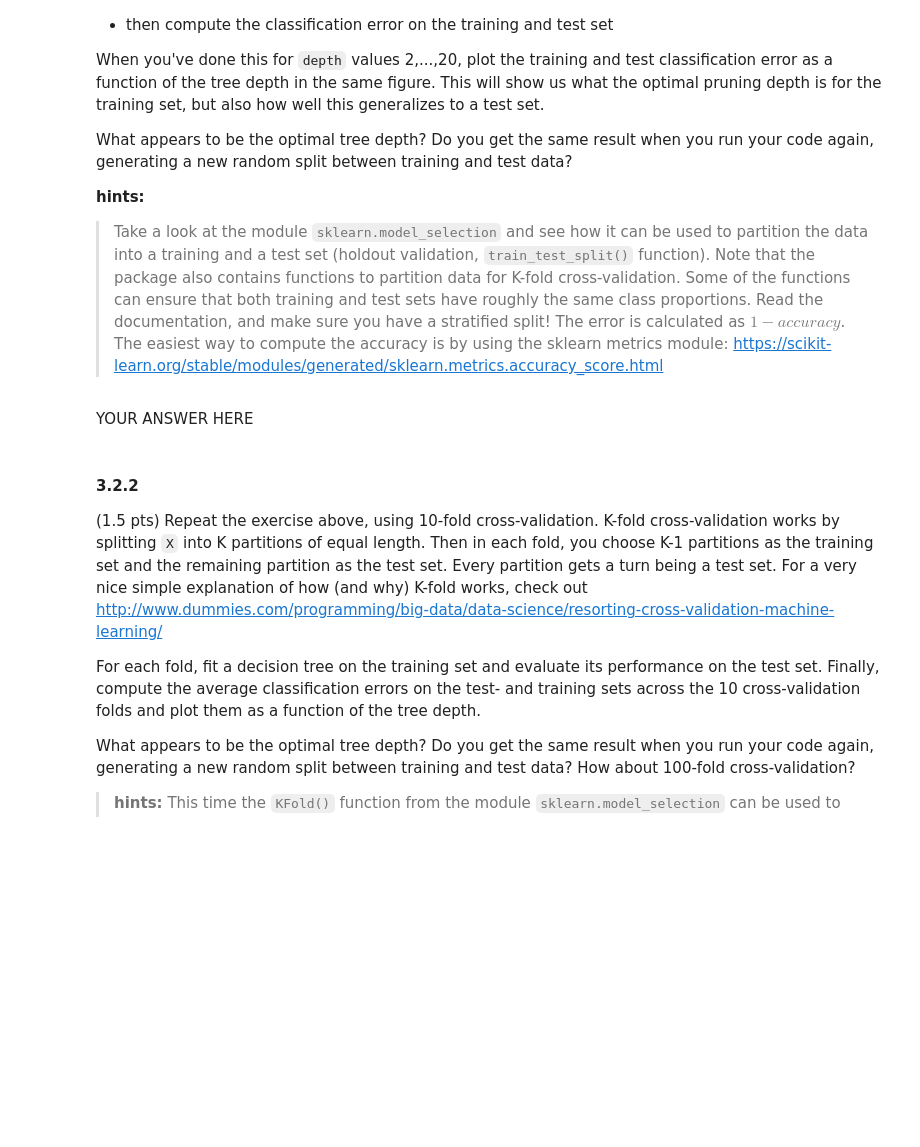
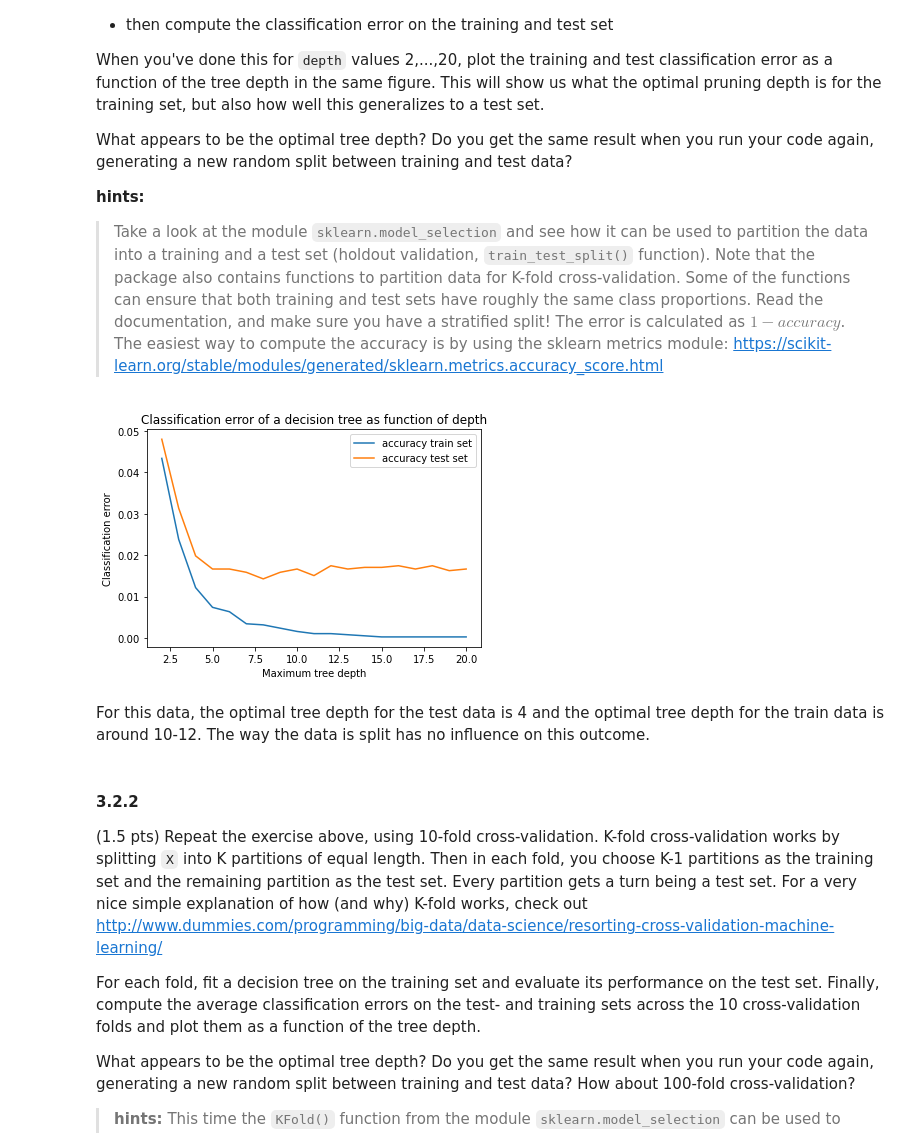
Before and after one commit to CornelisseMichael/Datamining, a Jupyter notebook: assignment_3/assignment_3/assignment_3.ipynb, the cells around one changed output. Cells and saved outputs as stored; diff of their text form; code cells hidden in the pictures; blank space fills up the shorter version.

```diff
--- a/assignment_3/assignment_3/assignment_3.ipynb
+++ b/assignment_3/assignment_3/assignment_3.ipynb
@@ -180,30 +198,32 @@ What appears to be the optimal tree depth? Do you get the same result when you r
 The error is calculated as $1-accuracy$. The easiest way to compute the accuracy is by using the sklearn metrics module:
  https://scikit-learn.org/stable/modules/generated/sklearn.metrics.accuracy_score.html
 # %%
-# YOUR CODE HERE
 from sklearn import metrics
 from sklearn.model_selection import train_test_split
 
-X_train, X_test, y_train, y_test = train_test_split(X, y)
+X_train, X_test, y_train, y_test = train_test_split(X, y, test_size=0.4)
 
-accuracy_train, accuracy_test = [], []
+accuracy_train = np.array([])
+accuracy_test =np.array([])
 
 for i in range(2,21):
-    split_clf = tree.DecisionTreeClassifier(criterion='gini', max_depth = i, min_samples_split=100)
+    split_clf = tree.DecisionTreeClassifier(criterion='gini', max_depth = i)
     split_clf = split_clf.fit(X_train, y_train)
 
-    accuracy_train.append(metrics.accuracy_score(y_train, split_clf.predict(X_train)))
-    accuracy_test.append(metrics.accuracy_score(y_test, split_clf.predict(X_test)))
+    accuracy_train = np.append(accuracy_train, metrics.accuracy_score(y_train, split_clf.predict(X_train)))
+    accuracy_test = np.append(accuracy_test, metrics.accuracy_score(y_test, split_clf.predict(X_test)))
 
-plt.plot(range(2,21),accuracy_train, label='accuracy train set')
-plt.plot(range(2,21),accuracy_test, label='accuracy test set')
+plt.plot(range(2,21),(1 - accuracy_train), label='accuracy train set')
+plt.plot(range(2,21),(1 - accuracy_test), label='accuracy test set')
 plt.legend()
 plt.xlabel('Maximum tree depth')
 plt.ylabel('Classification error')
-plt.title('Classification error of a dicision tree as function of depth')
+plt.title('Classification error of a decision tree as function of depth')
 plt.show()
+# %% [output]
+[figure, added]
-# %% [markdown]
-YOUR ANSWER HERE
+# %% [markdown]
+For this data, the optimal tree depth for the test data is 4 and the optimal tree depth for the train data is around 10-12. The way the data is split has no influence on this outcome.
 # %% [markdown]
 #### 3.2.2
 (1.5 pts) Repeat the exercise above, using 10-fold cross-validation. K-fold cross-validation works by splitting `X` into K partitions of equal length. Then in each fold, you choose K-1 partitions as the training set and the remaining partition as the test set. Every partition gets a turn being a test set. For a very nice simple explanation of how (and why) K-fold works, check out http://www.dummies.com/programming/big-data/data-science/resorting-cross-validation-machine-learning/
```
Also changed, not shown: parts of 26 cells of this notebook.
